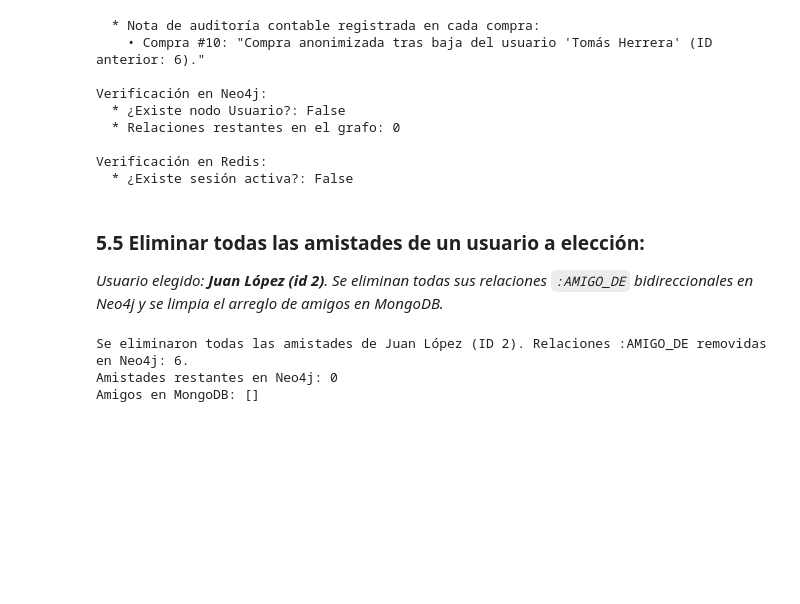
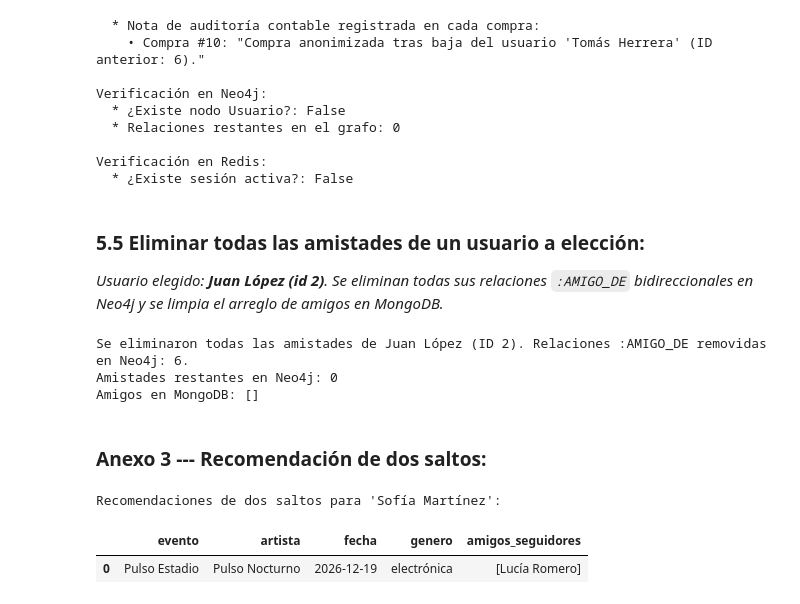
Before and after one commit to agustin-antimi/base_de_datos_trabajo_integrador, a Jupyter notebook: notebooks/TP_Integrador.ipynb, the cells around one changed output. Saved outputs shown, nothing was run; the diff lists cells and outputs as text; code cells hidden in the pictures; blank space fills up the shorter version.

Commit message:
Se agregará función de recomendación en dos pasos

```diff
--- a/notebooks/TP_Integrador.ipynb
+++ b/notebooks/TP_Integrador.ipynb
@@ -868,3 +868,24 @@ print(f"Amigos en MongoDB: {evidencia_amistades['amigos_mongodb']}")
 Se eliminaron todas las amistades de Juan López (ID 2). Relaciones :AMIGO_DE removidas en Neo4j: 6.
 Amistades restantes en Neo4j: 0
 Amigos en MongoDB: []
+# %% [markdown]
+### Anexo 3 --- **Recomendación de dos saltos:**
+# %%
+import pandas as pd
+from appendix import recommend_events_two_hops
+
+usuario_objetivo = "Sofía Martínez"
+recomendaciones = recommend_events_two_hops(
+    user=usuario_objetivo,
+    driver_neo4j=driver,
+    db_mongo=db_mongo,
+)
+
+df_recom = pd.DataFrame(recomendaciones)
+cols_mostrar = [c for c in ["evento", "artista", "fecha", "genero", "amigos_seguidores"] if c in df_recom.columns]
+print(f"Recomendaciones de dos saltos para '{usuario_objetivo}':")
+display(df_recom[cols_mostrar])
+# %% [output]
+Recomendaciones de dos saltos para 'Sofía Martínez':
+|  | evento | artista | fecha | genero | amigos_seguidores |
+| 0 | Pulso Estadio | Pulso Nocturno | 2026-12-19 | electrónica | [Lucía Romero] |
```
Also changed, not shown: parts of 2 cells of this notebook, 1 other file.
